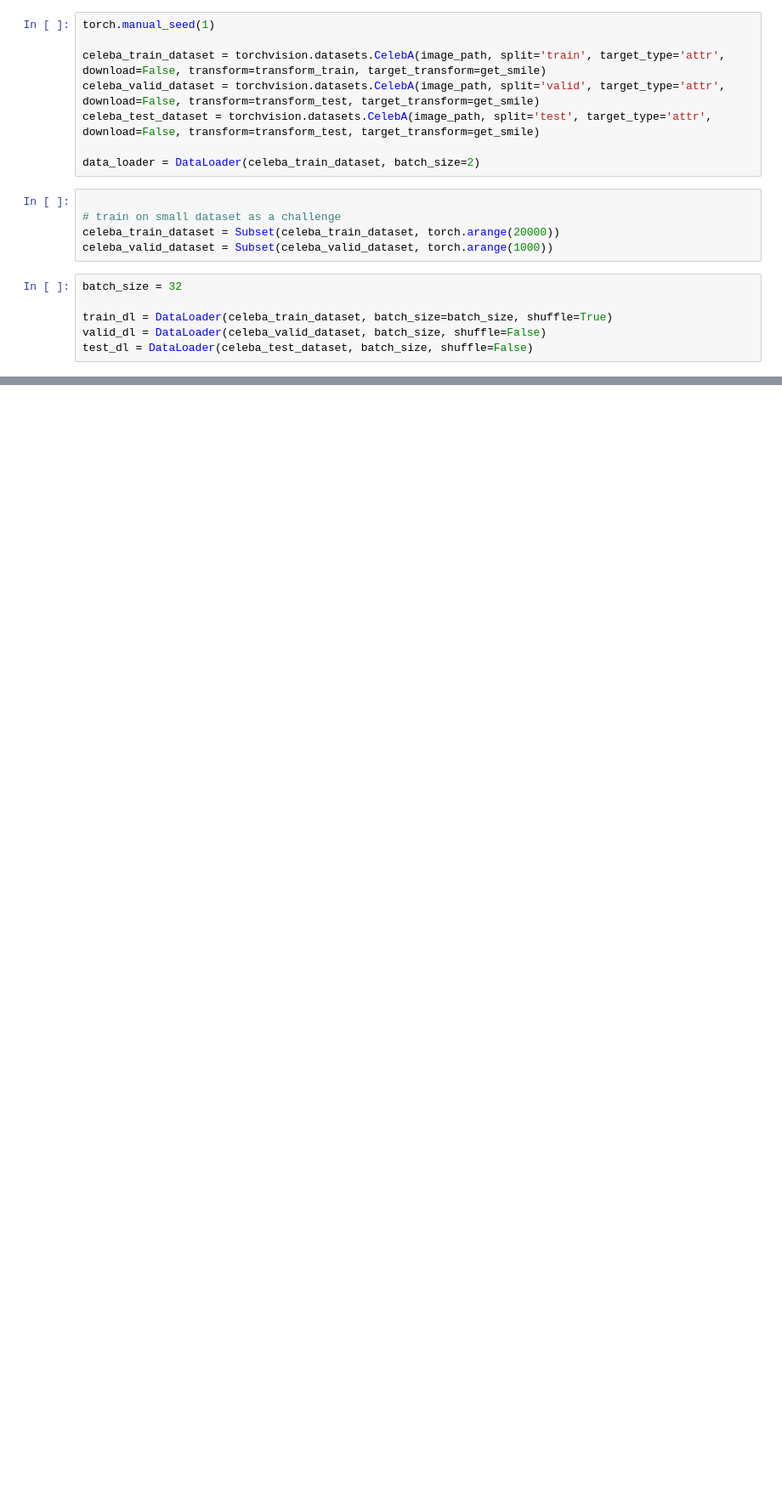
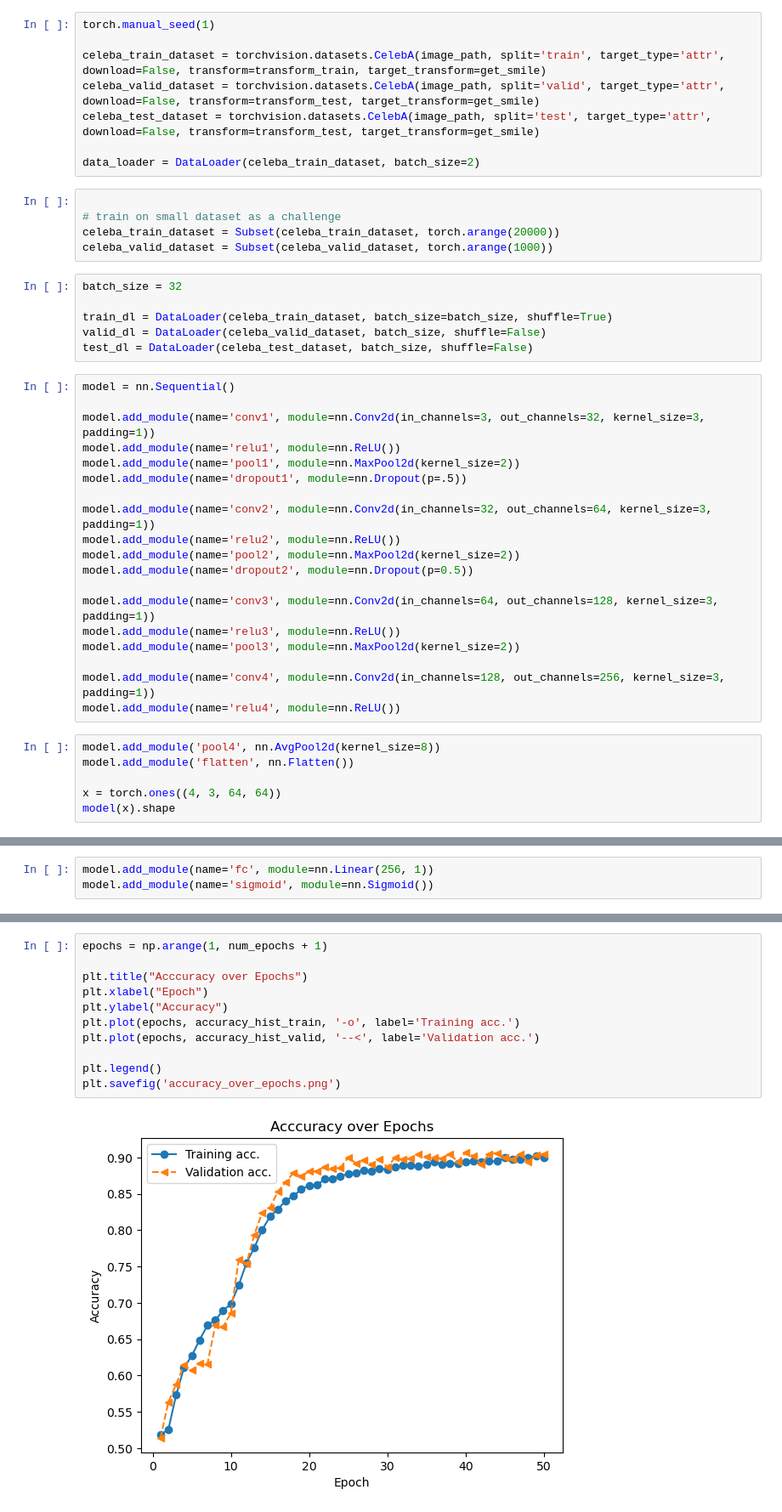
Before and after one commit to SuperWinterMopper/smile-classifier, a Jupyter notebook: index.ipynb, the cells around one changed output, grey strips where cells are left out. Shown at 85% size. Saved outputs shown, nothing was run; the diff lists cells and outputs as text; blank space fills up the shorter version.

Commit message:
validated and tested model

```diff
--- a/index.ipynb
+++ b/index.ipynb
@@ -62,3 +62,28 @@ batch_size = 32
 train_dl = DataLoader(celeba_train_dataset, batch_size=batch_size, shuffle=True)
 valid_dl = DataLoader(celeba_valid_dataset, batch_size, shuffle=False)
 test_dl = DataLoader(celeba_test_dataset, batch_size, shuffle=False)
+# %%
+model = nn.Sequential()
+
+model.add_module(name='conv1', module=nn.Conv2d(in_channels=3, out_channels=32, kernel_size=3, padding=1))
+model.add_module(name='relu1', module=nn.ReLU())
+model.add_module(name='pool1', module=nn.MaxPool2d(kernel_size=2))
+model.add_module(name='dropout1', module=nn.Dropout(p=.5))
+
+model.add_module(name='conv2', module=nn.Conv2d(in_channels=32, out_channels=64, kernel_size=3, padding=1))
+model.add_module(name='relu2', module=nn.ReLU())
+model.add_module(name='pool2', module=nn.MaxPool2d(kernel_size=2))
+model.add_module(name='dropout2', module=nn.Dropout(p=0.5))
+
+model.add_module(name='conv3', module=nn.Conv2d(in_channels=64, out_channels=128, kernel_size=3, padding=1))
+model.add_module(name='relu3', module=nn.ReLU())
+model.add_module(name='pool3', module=nn.MaxPool2d(kernel_size=2))
+
+model.add_module(name='conv4', module=nn.Conv2d(in_channels=128, out_channels=256, kernel_size=3, padding=1))
+model.add_module(name='relu4', module=nn.ReLU())
+# %%
+model.add_module('pool4', nn.AvgPool2d(kernel_size=8))
+model.add_module('flatten', nn.Flatten())
+
+x = torch.ones((4, 3, 64, 64))
+model(x).shape
@@ -64,0 +92,3 @@ test_dl = DataLoader(celeba_test_dataset, batch_size, shuffle=False)
+# %%
+model.add_module(name='fc', module=nn.Linear(256, 1))
+model.add_module(name='sigmoid', module=nn.Sigmoid())
@@ -64,0 +175,13 @@ test_dl = DataLoader(celeba_test_dataset, batch_size, shuffle=False)
+# %%
+epochs = np.arange(1, num_epochs + 1)
+
+plt.title("Acccuracy over Epochs")
+plt.xlabel("Epoch")
+plt.ylabel("Accuracy")
+plt.plot(epochs, accuracy_hist_train, '-o', label='Training acc.')
+plt.plot(epochs, accuracy_hist_valid, '--<', label='Validation acc.')
+
+plt.legend()
+plt.savefig('accuracy_over_epochs.png')
+# %% [output]
+[figure, added]
```
Also changed, not shown: parts of 5 cells of this notebook, 1 other file.
